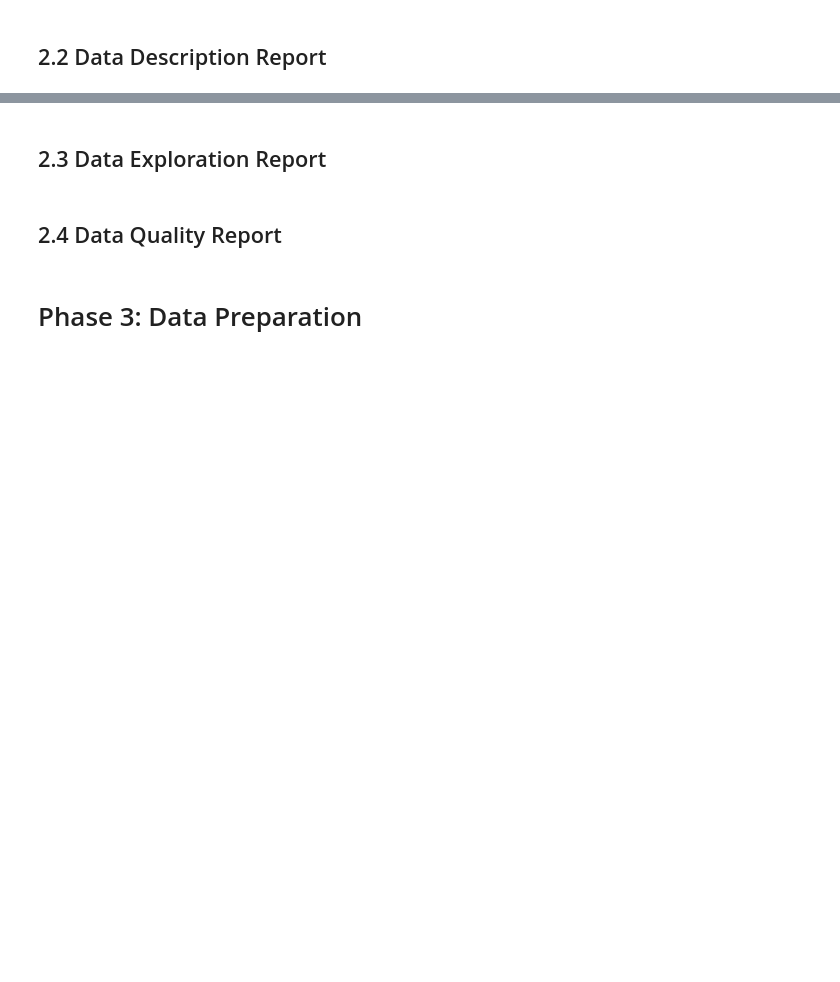
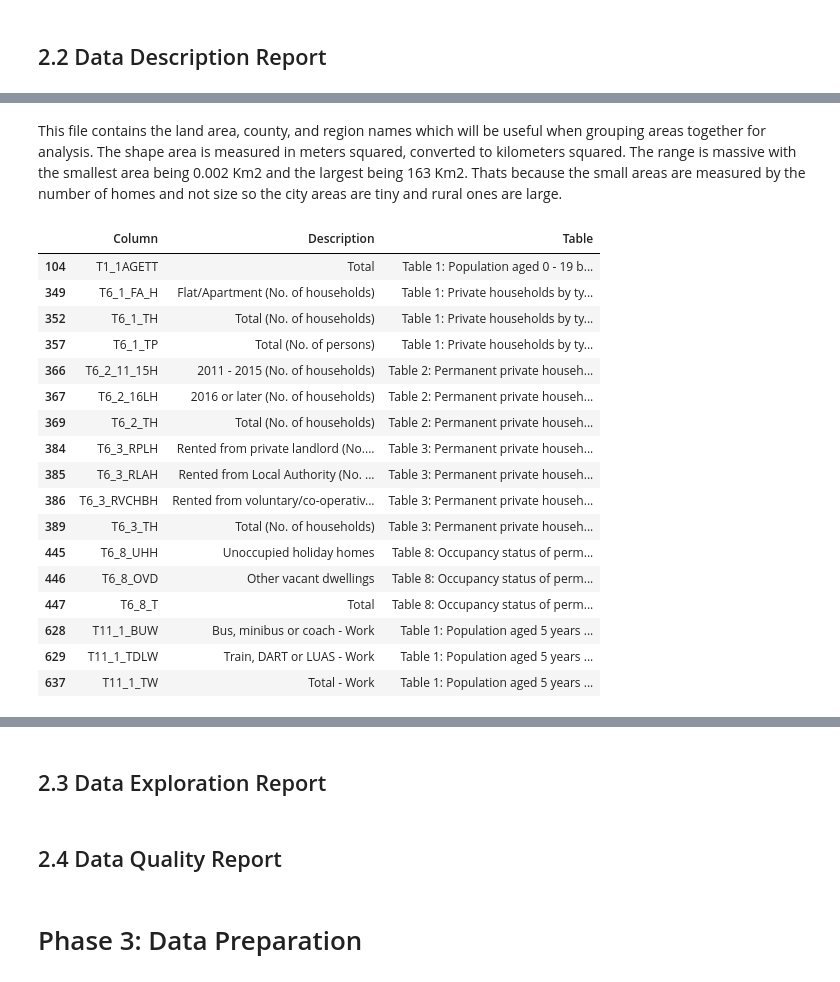
Before and after one commit to SwoopCodes/Data-Analytics_Irish-housing-density, a Jupyter notebook: notebooks/CA2_CRISP_DM_Notebook.ipynb, the cells around one changed output, grey strips where cells are left out. Cells and saved outputs as stored; diff of their text form; code cells hidden in the pictures; blank space fills up the shorter version.

Commit message:
Add setup cell, 2.1 data collection report draft and 2.2 data description (in progress)

```diff
--- a/notebooks/CA2_CRISP_DM_Notebook.ipynb
+++ b/notebooks/CA2_CRISP_DM_Notebook.ipynb
@@ -242,0 +329,30 @@ print("Glossary :", glossary.shape)
+# %% [markdown]
+This file contains the land area, county, and region names which will be useful when grouping areas together for analysis. The shape area is measured in meters squared, converted to kilometers squared. The range is massive with the smallest area being 0.002 Km2 and the largest being 163 Km2. Thats because the small areas are measured by the number of homes and not size so the city areas are tiny and rural ones are large.
+# %%
+glossary.columns = ["Theme", "Table", "Column", "Description"]
+source_cols = ["T1_1AGETT", "T6_1_TH", "T6_1_TP", "T6_1_FA_H",
+               "T6_2_TH", "T6_2_11_15H", "T6_2_16LH",
+               "T6_3_TH", "T6_3_RPLH", "T6_3_RLAH", "T6_3_RVCHBH",
+               "T6_8_T", "T6_8_OVD", "T6_8_UHH",
+               "T11_1_TW", "T11_1_BUW", "T11_1_TDLW"]        # the 17 raw census columns your features use
+data_dictionary = glossary[glossary["Column"].isin(source_cols)][["Column", "Description", "Table"]]
+data_dictionary
+# %% [output]
+|  | Column | Description | Table |
+| 104 | T1_1AGETT | Total | Table 1: Population aged 0 - 19 b... |
+| 349 | T6_1_FA_H | Flat/Apartment (No. of households) | Table 1: Private households by ty... |
+| 352 | T6_1_TH | Total (No. of households) | Table 1: Private households by ty... |
+| 357 | T6_1_TP | Total (No. of persons) | Table 1: Private households by ty... |
+| 366 | T6_2_11_15H | 2011 - 2015 (No. of households) | Table 2: Permanent private househ... |
+| 367 | T6_2_16LH | 2016 or later (No. of households) | Table 2: Permanent private househ... |
+| 369 | T6_2_TH | Total (No. of households) | Table 2: Permanent private househ... |
+| 384 | T6_3_RPLH | Rented from private landlord (No.... | Table 3: Permanent private househ... |
+| 385 | T6_3_RLAH | Rented from Local Authority (No. ... | Table 3: Permanent private househ... |
+| 386 | T6_3_RVCHBH | Rented from voluntary/co-operativ... | Table 3: Permanent private househ... |
+| 389 | T6_3_TH | Total (No. of households) | Table 3: Permanent private househ... |
+| 445 | T6_8_UHH | Unoccupied holiday homes | Table 8: Occupancy status of perm... |
+| 446 | T6_8_OVD | Other vacant dwellings | Table 8: Occupancy status of perm... |
+| 447 | T6_8_T | Total | Table 8: Occupancy status of perm... |
+| 628 | T11_1_BUW | Bus, minibus or coach - Work | Table 1: Population aged 5 years ... |
+| 629 | T11_1_TDLW | Train, DART or LUAS - Work | Table 1: Population aged 5 years ... |
+| 637 | T11_1_TW | Total - Work | Table 1: Population aged 5 years ... |
```
Also changed, not shown: parts of 11 cells of this notebook.
